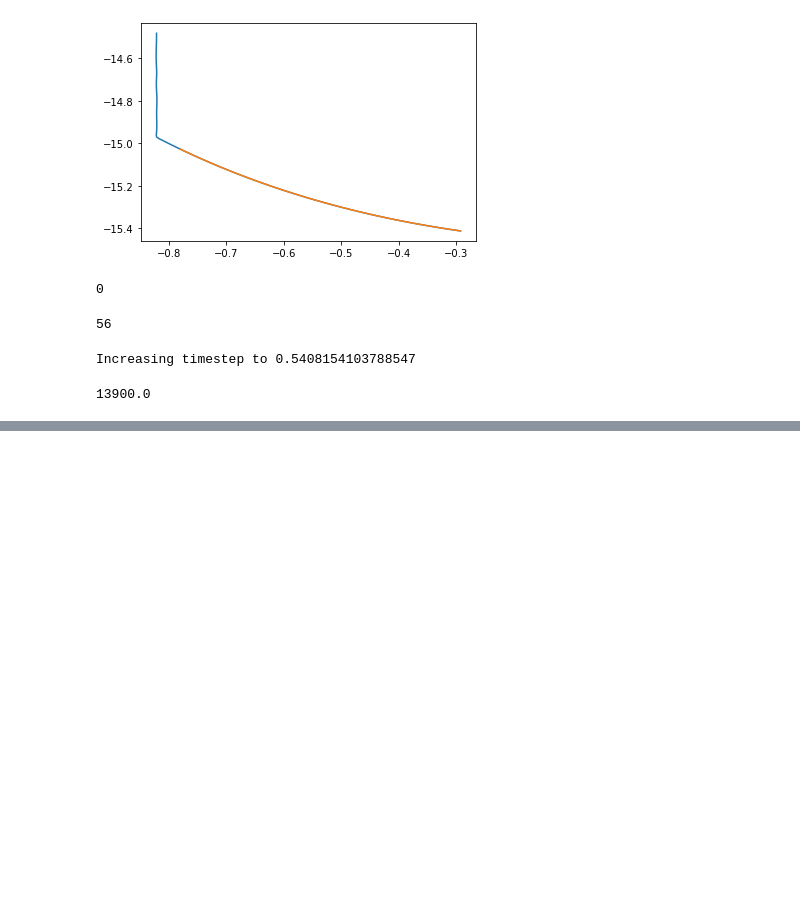
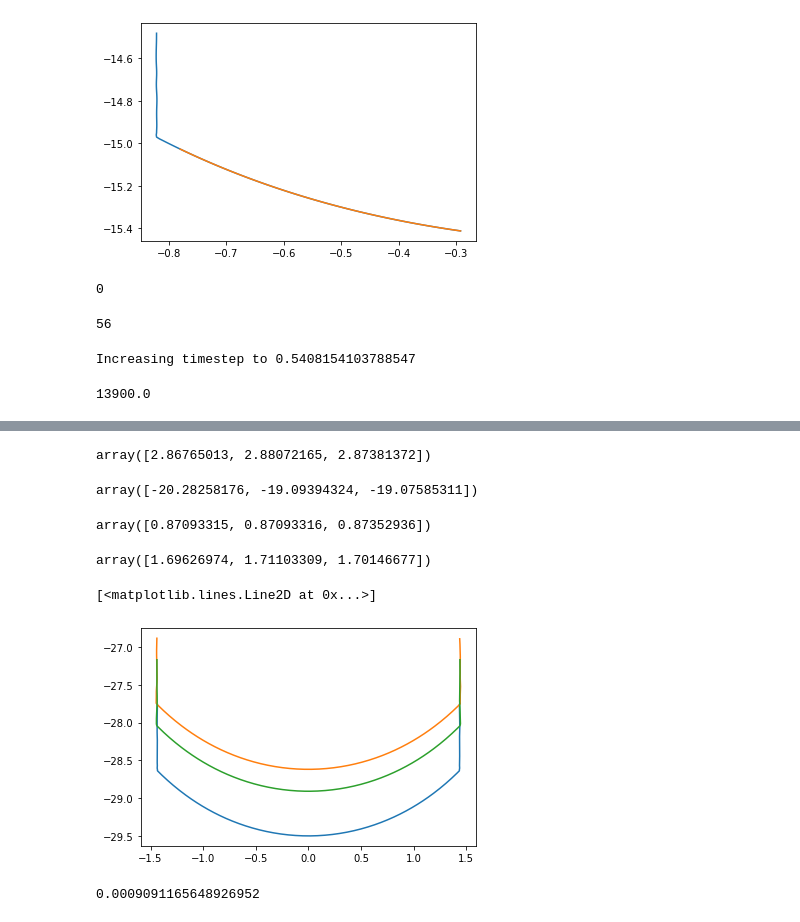
Before and after one commit to CovingtonResearchGroup/champ, a Jupyter notebook: champ/Examples/GVP-devel.ipynb, the cells around one changed output, grey strips where cells are left out. Drawn from its saved outputs; the diff is of its cells as text; code cells hidden in the pictures; blank space fills up the shorter version.

```diff
--- a/champ/Examples/GVP-devel.ipynb
+++ b/champ/Examples/GVP-devel.ipynb
@@ -405,0 +408,4 @@ sim.elapsed_time
+# %%
+%pylab inline
+import pickle
+sim = pickle.load(open('/home/mcoving/ChampOutputs/gvf-flow-tests/test-gvp-flow-figs/snapshot-00200000.pkl', 'rb'))
@@ -405,0 +419,12 @@ sim.elapsed_time
+# %%
+sim.W[24:27]
+# %% [output]
+array([2.86765013, 2.88072165, 2.87381372])
+# %%
+sim.h[24:27]
+# %% [output]
+array([-20.28258176, -19.09394324, -19.07585311])
+# %%
+sim.fd[24:27]
+# %% [output]
+array([0.87093315, 0.87093316, 0.87352936])
@@ -405,0 +433,19 @@ sim.elapsed_time
+# %%
+sim.A_w[24:27]
+# %% [output]
+array([1.69626974, 1.71103309, 1.70146677])
+# %%
+xc1 = sim.xcs[24]
+xc2 = sim.xcs[25]
+xc3 = sim.xcs[26]
+
+plot(xc1.x, xc1.y)
+plot(xc2.x, xc2.y)
+plot(xc3.x, xc3.y)
+# %% [output]
+[<matplotlib.lines.Line2D at 0x...>]
+[figure, added]
+# %%
+xc1.eSlope
+# %% [output]
+0.0009091165648926952
```
Also changed, not shown: parts of 5 cells of this notebook, 1 other file.
